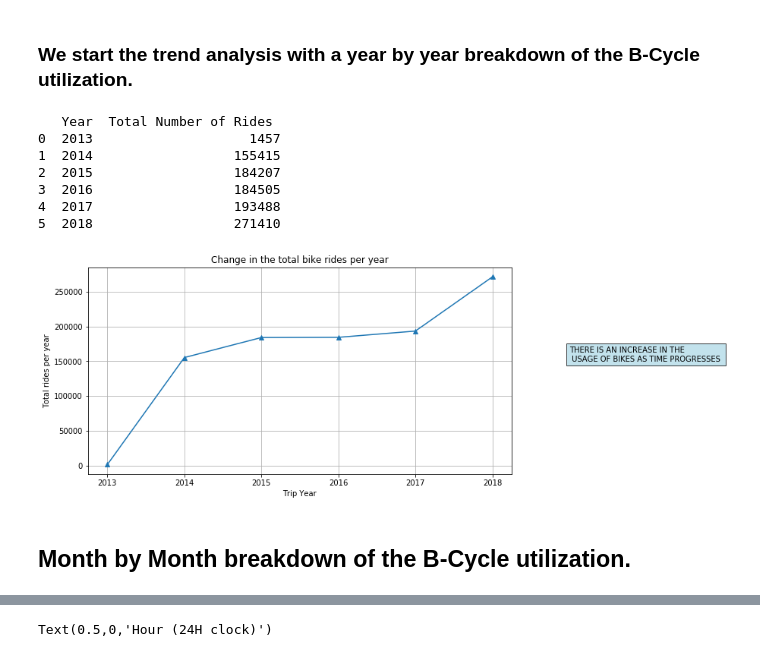
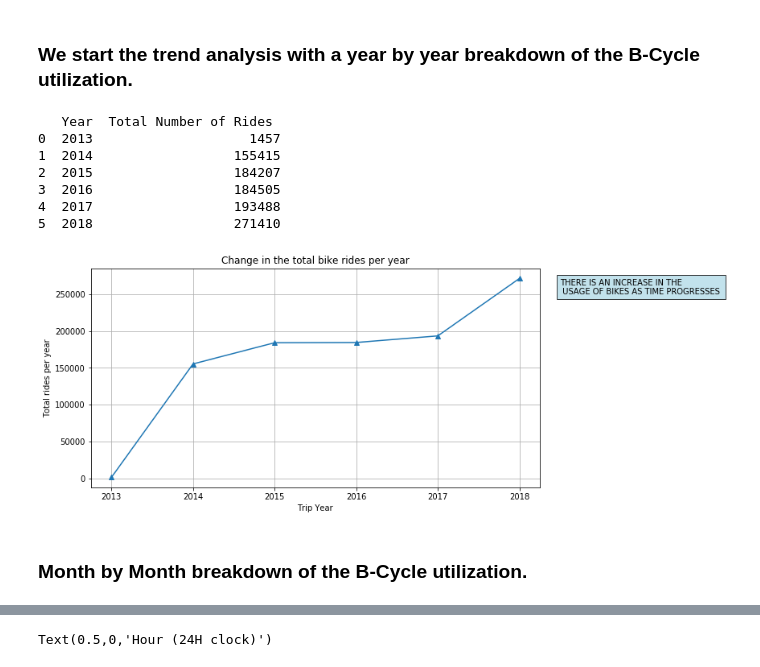
Before and after one commit to ananyay/Pedal_through_Austin, a Jupyter notebook: Data_Analysis_ananya.ipynb, the cells around one changed output, grey strips where cells are left out. Cells and saved outputs as stored; diff of their text form; code cells hidden in the pictures.

Commit message:
Added description , changed few plots

```diff
--- a/Data_Analysis_ananya.ipynb
+++ b/Data_Analysis_ananya.ipynb
@@ -30,27 +30,30 @@ df_bike_cl.head(1)
 # %% [markdown]
 ### We start the trend analysis with a year by year breakdown of the B-Cycle utilization.
 # %%
-#
+# For the Year by Year breakdown, we are basing the analysis on the attributes Trip Year and Trip ID.
+# Get the total number of rides by calcualting the count of trip Id's grouped by Trip Year and save the results in a dataframe
+# plot using X-Axis as Trip Year and Y-Axis as Total rides with markers indicating Total rides for that year
+
 df_bike_year = df_bike_cl.groupby('Trip Year')
 number_of_rides_per_year = df_bike_year['Trip ID'].count()
 rides_per_year_df = pd.DataFrame(data = number_of_rides_per_year,index = None).reset_index()
 rides_per_year_df = rides_per_year_df.rename(columns = {"Trip Year":"Year","Trip ID":"Total Number of Rides "})
 print(rides_per_year_df)
 # Plot the total number of rides per year using line graph
 Total_rides_per_year_chart = number_of_rides_per_year.plot(kind = "line",grid=True,marker='^',title = "Change in the total bike rides per year",figsize = (10,5))
 Total_rides_per_year_chart.set_xlabel("Trip Year")
 Total_rides_per_year_chart.set_ylabel("Total rides per year")
-plt.text(2019,150000,"THERE IS AN INCREASE IN THE \n USAGE OF BIKES AS TIME PROGRESSES ",bbox=dict(facecolor='lightblue',alpha =0.75))
+plt.text(2018.5,250000,"THERE IS AN INCREASE IN THE \n USAGE OF BIKES AS TIME PROGRESSES ",bbox=dict(facecolor='lightblue',alpha =0.75))
 plt.savefig("Images/Rides_per_Year.png",bbox_inches = "tight")
 plt.show()
 # %% [output]
    Year  Total Number of Rides
 0  2013                    1457
 1  2014                  155415
 2  2015                  184207
 3  2016                  184505
 4  2017                  193488
 5  2018                  271410
-[figure, old version]
+[figure, new version]
 # %% [markdown]
-## Month by Month breakdown of the B-Cycle utilization.
+###  Month by Month breakdown of the B-Cycle utilization.
```
Also changed, not shown: parts of 39 cells of this notebook, 5 other files.
